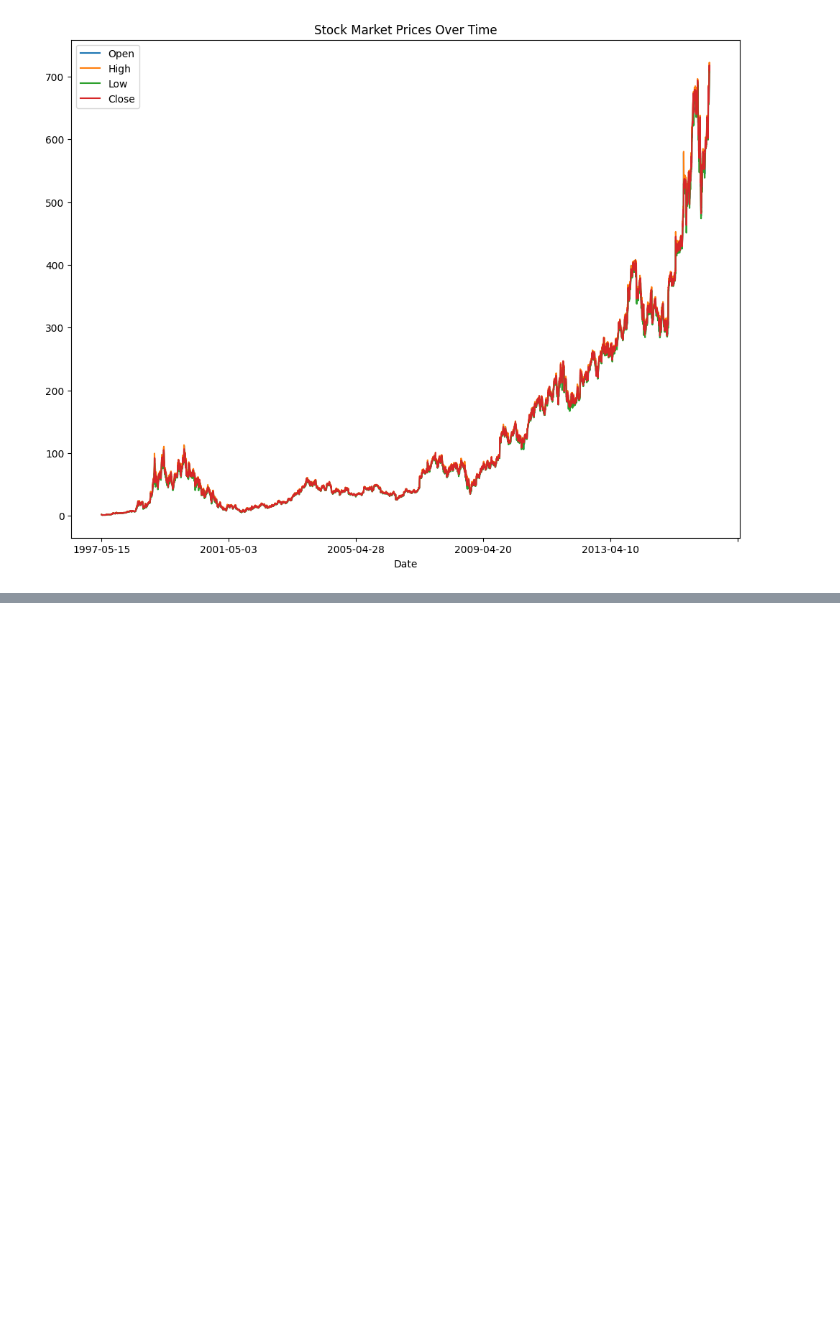
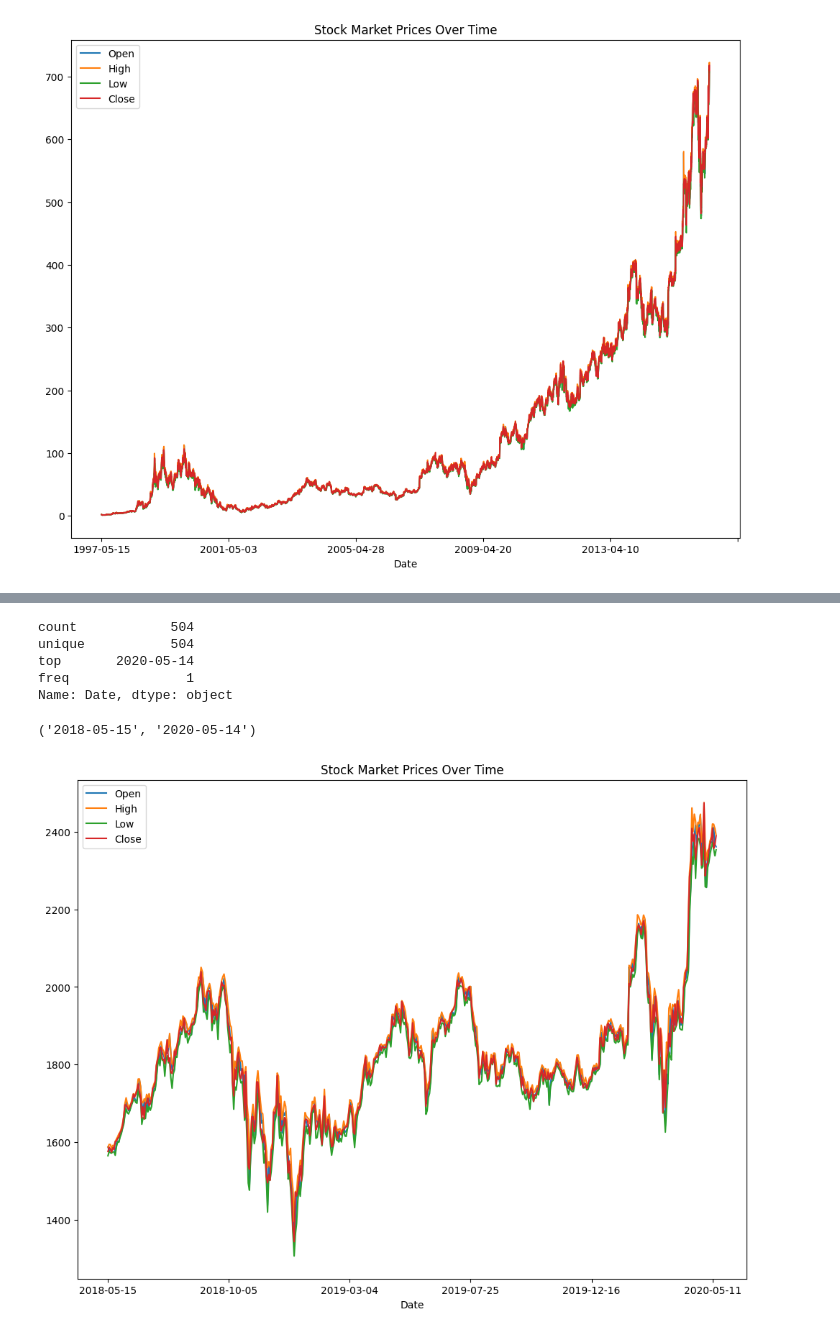
Before and after one commit to MeetPatel89/stock_direct, a Jupyter notebook: notebooks/explore-0.0.1.ipynb, the cells around one changed output, grey strips where cells are left out. Drawn from its saved outputs; the diff is of its cells as text; code cells hidden in the pictures; blank space fills up the shorter version.

```diff
--- a/notebooks/explore-0.0.1.ipynb
+++ b/notebooks/explore-0.0.1.ipynb
@@ -8,4 +10,5 @@ from utils import config_paths
 bronze_dir = config_paths["bronze_dir"]
 # %%
 df_train = pd.read_csv(f"{bronze_dir}/AMZN_train.csv")
-df_train
+df_test = pd.read_csv(f"{bronze_dir}/AMZN_test.csv")
+df_val = pd.read_csv(f"{bronze_dir}/AMZN_val.csv")
@@ -73,0 +78,19 @@ plt.show()
+# %%
+df_test["Date"].describe()
+# %% [output]
+count            504
+unique           504
+top       2020-05-14
+freq               1
+Name: Date, dtype: object
+# %%
+df_test["Date"].min(), df_test["Date"].max()
+# %% [output]
+('2018-05-15', '2020-05-14')
+# %%
+# plot the stock market prices over time
+fig, ax = plt.subplots(figsize=(12, 9))
+df_test.plot(x="Date", y=["Open", "High", "Low", "Close"], title="Stock Market Prices Over Time", ax=ax)
+plt.show()
+# %% [output]
+[figure, added]
```
Also changed, not shown: parts of 24 cells of this notebook, 3 other files.
